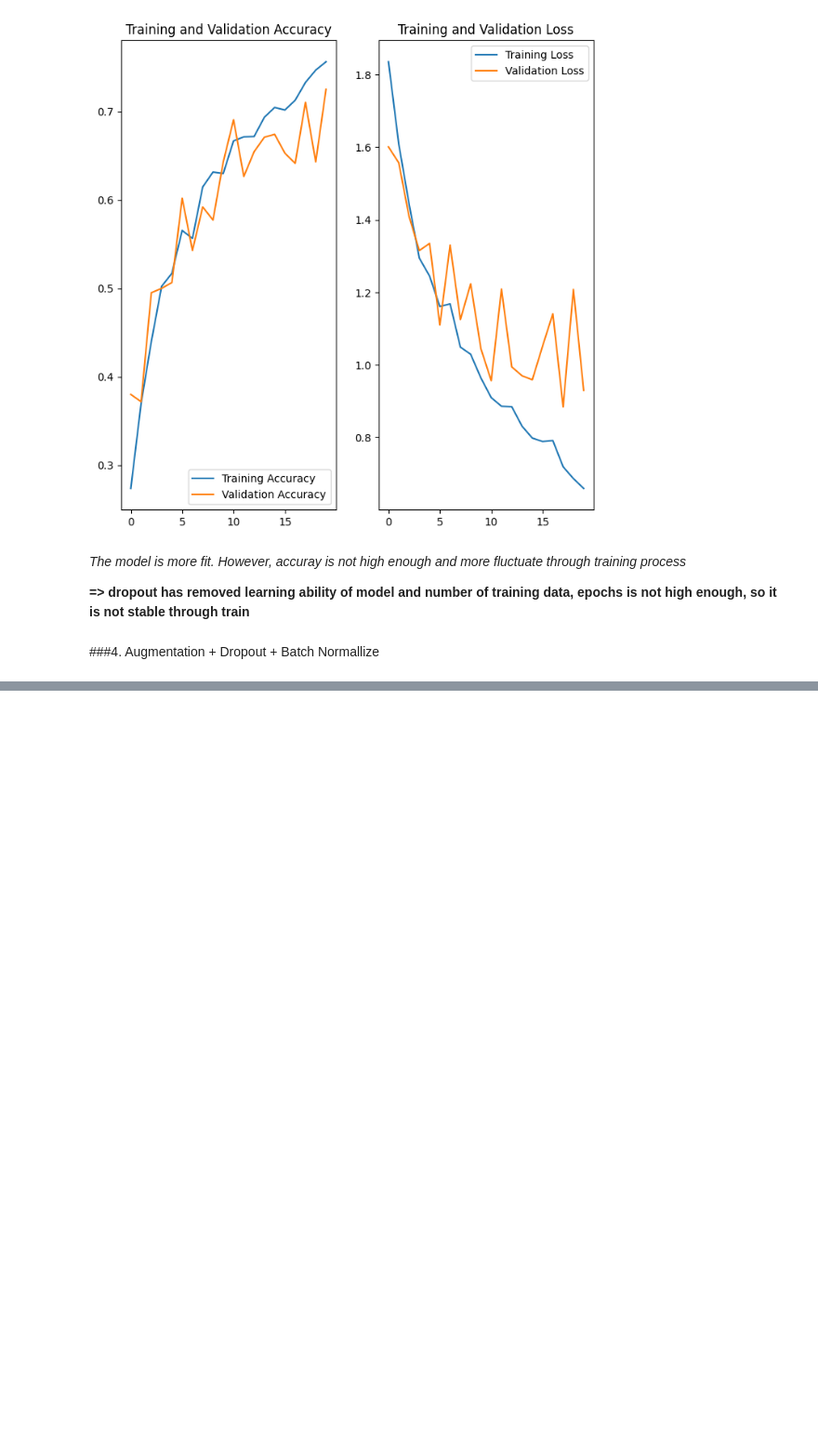
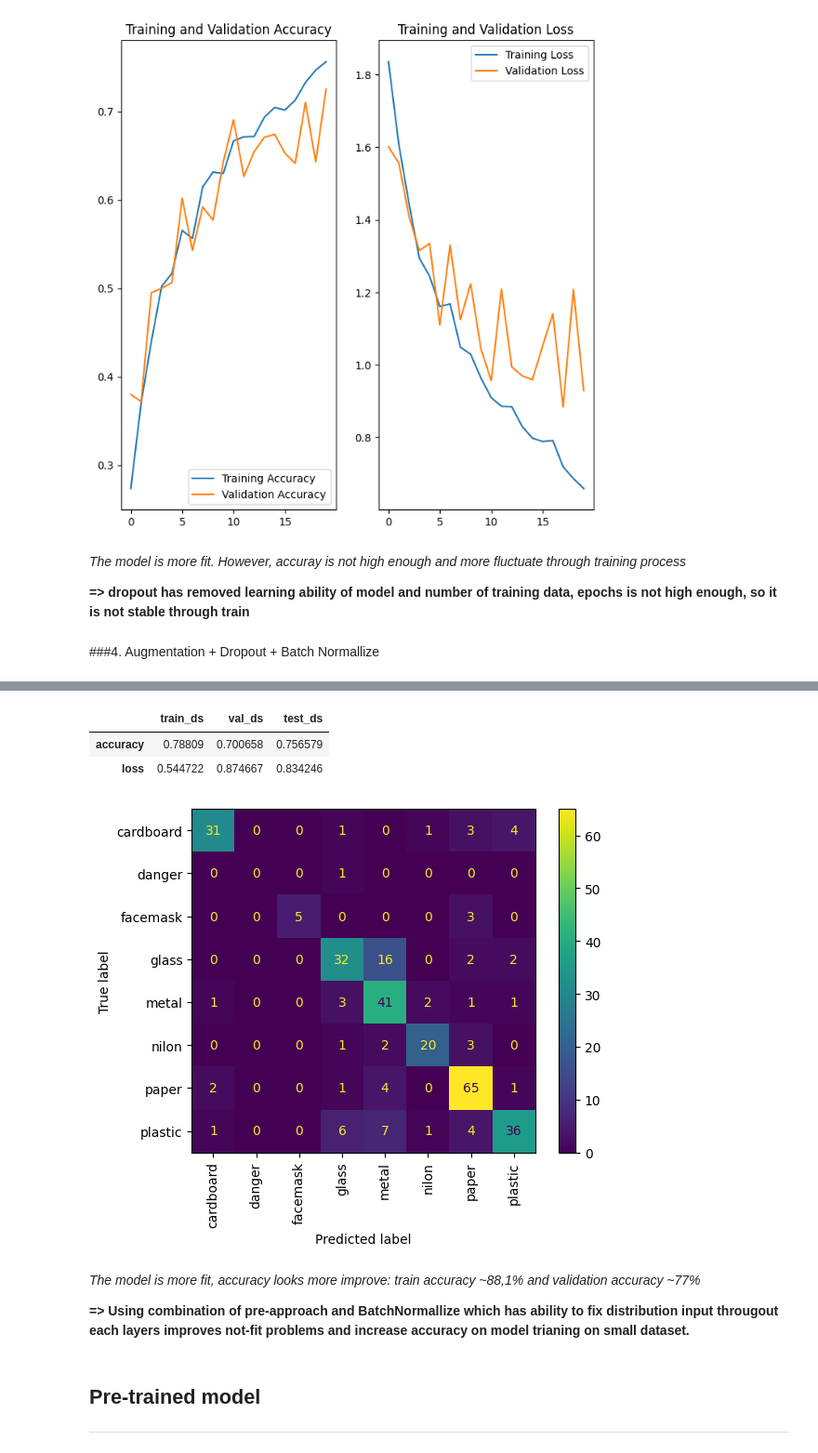
Before and after one commit to XlynumTah/GarbageClassification, a Jupyter notebook: GarbageClassification.ipynb, the cells around one changed output, grey strips where cells are left out. Shown at 93% size. Cells and saved outputs as stored; diff of their text form; code cells hidden in the pictures; blank space fills up the shorter version.

```diff
--- a/GarbageClassification.ipynb
+++ b/GarbageClassification.ipynb
@@ -167,3 +100,5 @@ for cl in class_names:
+# %%
+val_ds, test_ds = tf.keras.utils.split_dataset(val_ds, left_size = 0.5, shuffle = True, seed = 70)
 # %%
 import matplotlib.pyplot as plt
 
@@ -566,0 +540,3 @@ _________________________________________________________________
+# %%
+evaluate_conma(model)
+# %% [output]
@@ -566,0 +546,11 @@ _________________________________________________________________
+|  | train_ds | val_ds | test_ds |
+| accuracy | 0.78809 | 0.700658 | 0.756579 |
+| loss | 0.544722 | 0.874667 | 0.834246 |
+[figure, added]
+# %% [markdown]
+*The model is more fit, accuracy looks more improve: train accuracy ~88,1% and validation accuracy ~77%*
+
+**=> Using combination of pre-approach and BatchNormallize which has ability to fix distribution input througout each layers improves not-fit problems and increase accuracy on model trianing on small dataset.**
+# %% [markdown]
+## Pre-trained model
+___
```
Also changed, not shown: parts of 74 cells of this notebook.
